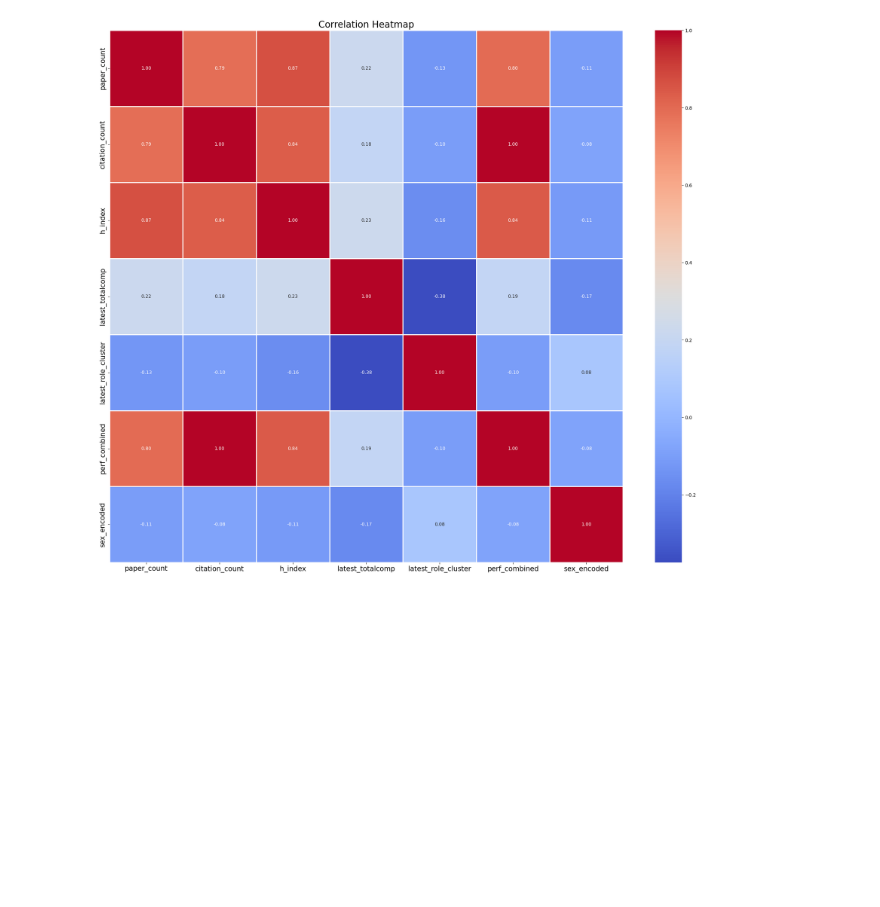
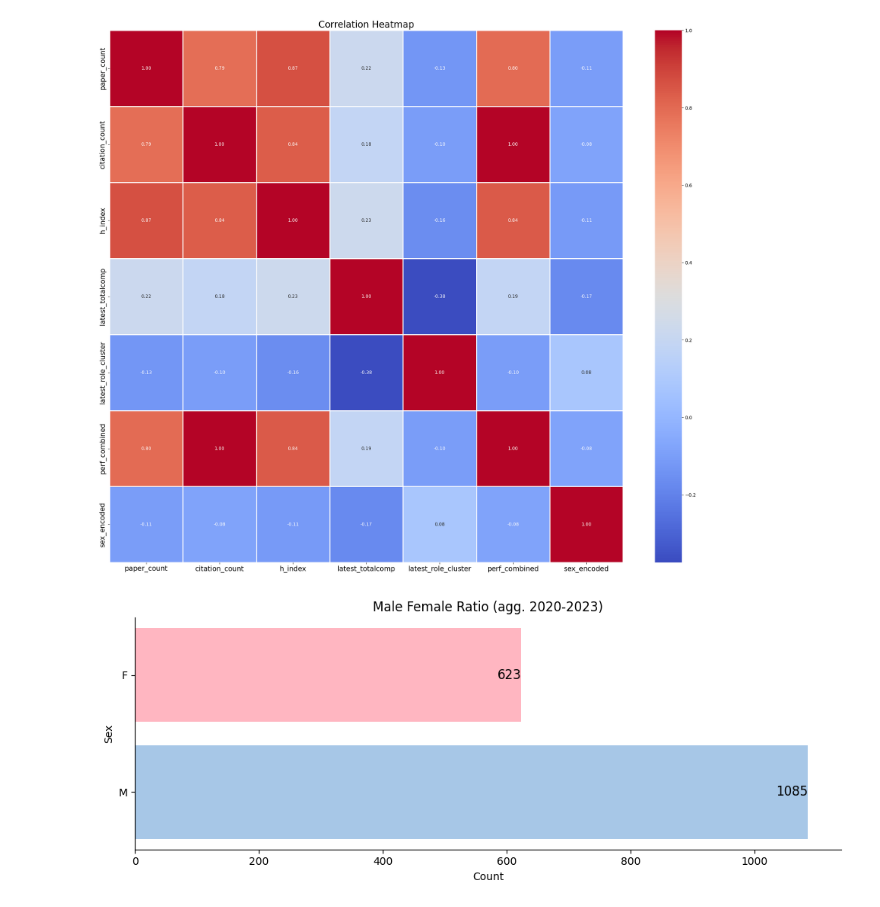
Before and after one commit to sueszli/uwaterloos-sunshines, a Jupyter notebook: src/analysis_profile.ipynb, the cells around one changed output. Cells and saved outputs as stored; diff of their text form; code cells hidden in the pictures; blank space fills up the shorter version.

```diff
--- a/src/analysis_profile.ipynb
+++ b/src/analysis_profile.ipynb
@@ -160,0 +171,88 @@ plt.show()
+# %%
+#
+# m/f ratio
+#
+# this is used just for the tuned model: https://huggingface.co/distilbert/distilbert-base-uncased
+#
+# https://www.researchgate.net/figure/The-DistilBERT-model-architecture-and-components_fig2_358239462
+#
+
+sex_counts = df["sex"].value_counts(dropna=False)
+
+fig, ax = plt.subplots(figsize=(10, 4))
+pastel_blue = "#A7C7E7"
+pastel_pink = "#FFB6C1"
+colors = [pastel_blue, pastel_pink, "lightgray"]
+bars = ax.barh(sex_counts.index, sex_counts.values, color=colors)
+
+ax.set_xlabel("Count")
+ax.set_ylabel("Sex")
+ax.set_title("Male Female Ratio (agg. 2020-2023)")
+
+for bar in bars:
+    width = bar.get_width()
+    ax.text(width, bar.get_y() + bar.get_height() / 2, f"{width}", ha="right", va="center", fontsize=12)
+
+ax.spines["top"].set_visible(False)
+ax.spines["right"].set_visible(False)
+
+plt.tight_layout()
+plt.show()
+
+#
+# role, money, gender bar charts
+#
+
+fig, (ax1, ax2) = plt.subplots(1, 2, figsize=(20, 15))
+
+# ---------- plot1
+
+plot_df = df[df["sex"].isin(["M", "F"]) & df["latest_role_cluster"].notna()]
+gender_ratio = plot_df.groupby("latest_role_cluster")["sex"].value_counts(normalize=True).unstack()
+gender_ratio = gender_ratio.fillna(0)
+# gender_ratio = gender_ratio.sort_values('F', ascending=False) # sort by F in descending order
+
+gender_ratio.plot(kind="barh", stacked=True, color=["#FFB3BA", "#BAEEFF"], ax=ax1)
+
+ax1.set_title("Male-Female Ratio by Latest Role Cluster", fontsize=16)
+ax1.set_xlabel("M/F Ratio", fontsize=12)
+ax1.set_ylabel("Latest Role Cluster", fontsize=12)
+ax1.legend(labels=["Female", "Male"], loc="upper right")
+ax1.set_xlim(0, 1)
+
+yticks = [f"Group {int(i):02d}" for i in gender_ratio.index]
+ax1.set_yticks(range(len(yticks)))
+ax1.set_yticklabels(yticks)
+
+for i, row in enumerate(gender_ratio.itertuples()):
+    female_pct = row.F if not np.isnan(row.F) else 0
+    male_pct = row.M if not np.isnan(row.M) else 0
+    if female_pct > 0:
+        ax1.text(female_pct / 2, i, f"{female_pct:.1%}", va="center", ha="center", color="black")
+    if male_pct > 0:
+        ax1.text(female_pct + male_pct / 2, i, f"{male_pct:.1%}", va="center", ha="center", color="black")
+
+# ---------- plot1
+
+plot_df = df[df["latest_totalcomp"].notna() & df["latest_role_cluster"].notna()]
+med_comp = plot_df.groupby("latest_role_cluster")["latest_totalcomp"].median()
+# med_comp = med_comp.sort_values(ascending=False)
+
+med_comp.plot(kind="barh", color="#4CAF50", ax=ax2)
+
+ax2.set_title("Median Total Compensation by Latest Role Cluster", fontsize=16)
+ax2.set_xlabel("Median Total Compensation", fontsize=12)
+ax2.set_ylabel("Latest Role Cluster", fontsize=12)
+ax2.set_xlim(0, med_comp.max() * 1.01)
+
+yticks = [f"Group {int(i):02d}" for i in med_comp.index]
+ax2.set_yticks(range(len(yticks)))
+ax2.set_yticklabels(yticks)
+
+for i, value in enumerate(med_comp):
+    ax2.text(value, i, f"${value:,.0f}", va="center", ha="right", color="black")
+
+plt.tight_layout()
+plt.show()
+# %% [output]
+[figure, added]
```
Also changed, not shown: parts of 6 cells of this notebook, 1 other file.
